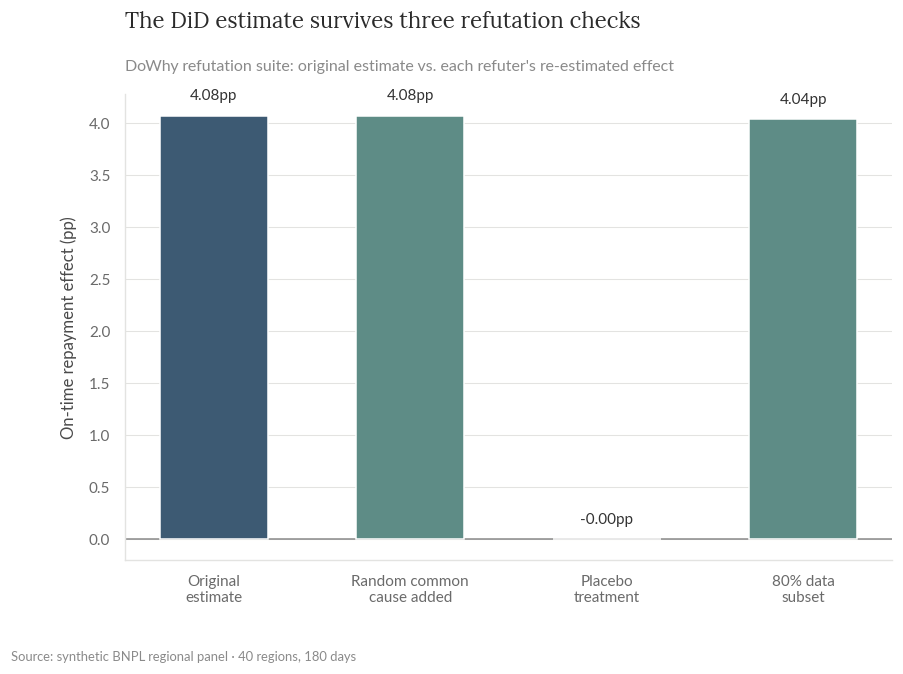
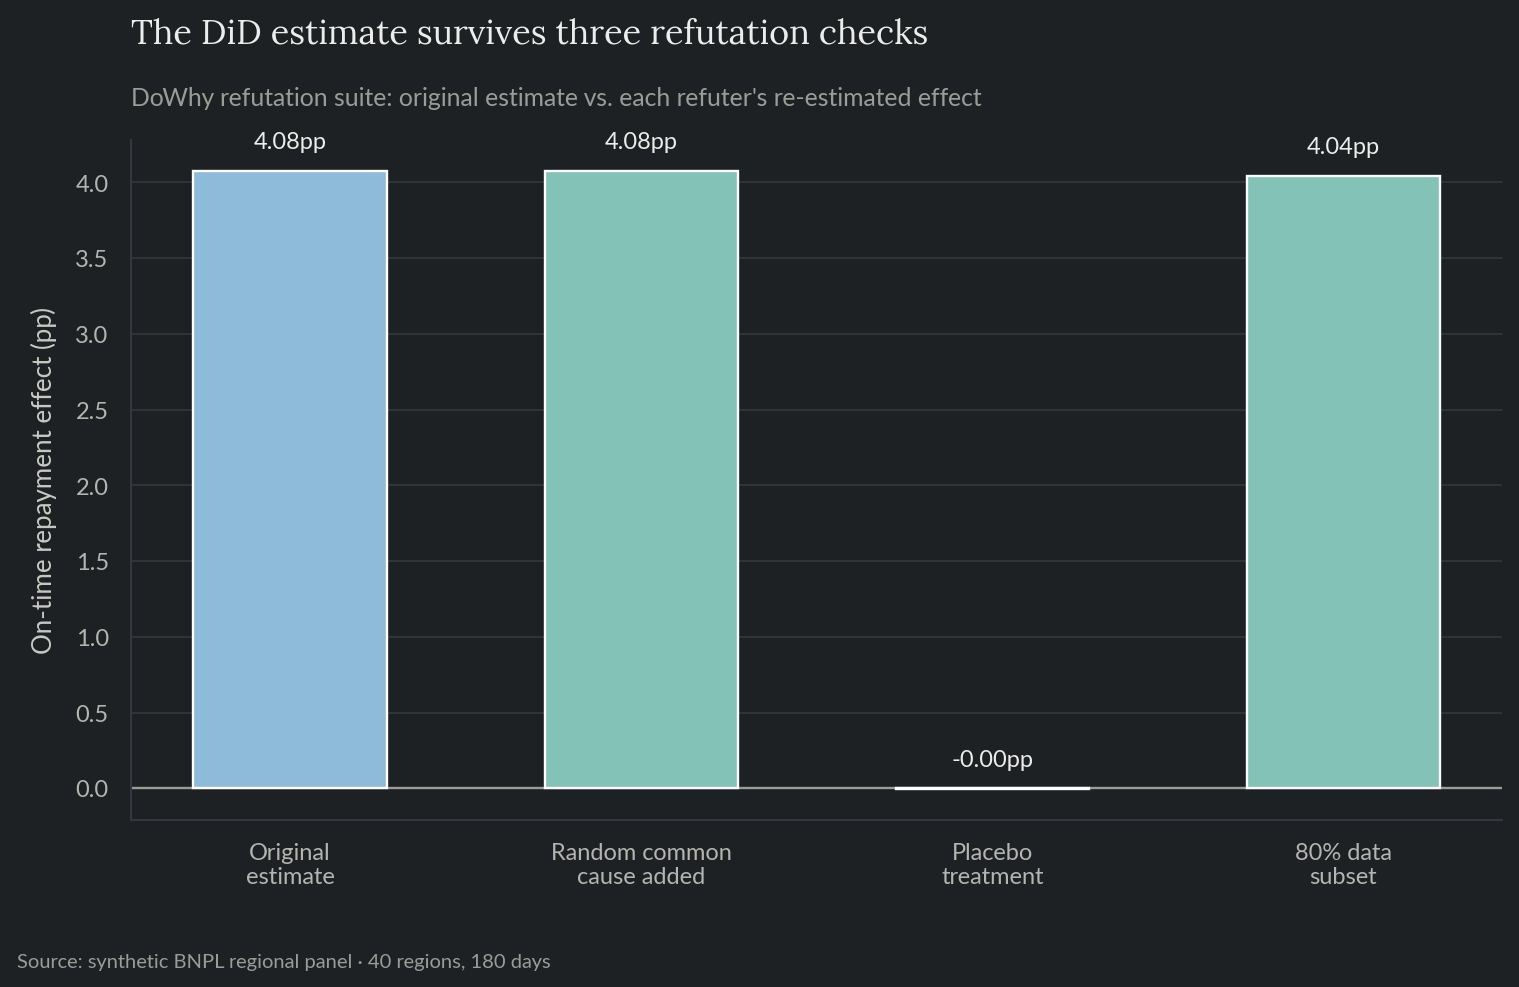
The notebook cell's code change between the first figure and the second:
--- before
+++ after
@@ -8,5 +8,5 @@
     y = v * 100
     label_y = y + 0.15 if y >= -0.1 else y - 0.4
-    ax.text(i, label_y, f"{y:.2f}pp", ha="center", fontsize=10, color="#333")
+    ax.text(i, label_y, f"{y:.2f}pp", ha="center", fontsize=10, color=INK)
 ax.axhline(0, color=GREY, linewidth=1)
 style_ax(ax, title="The DiD estimate survives three refutation checks",

Commit: Dark-theme all chart figures, notebooks, and landing-page thumbnails